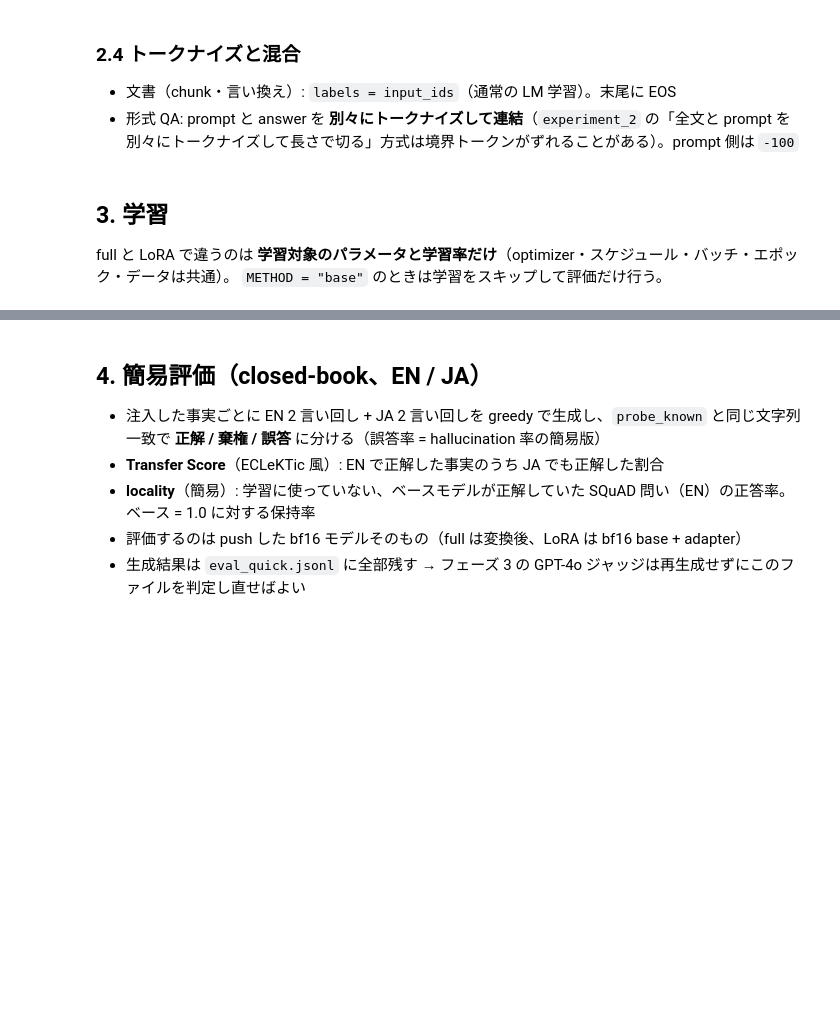
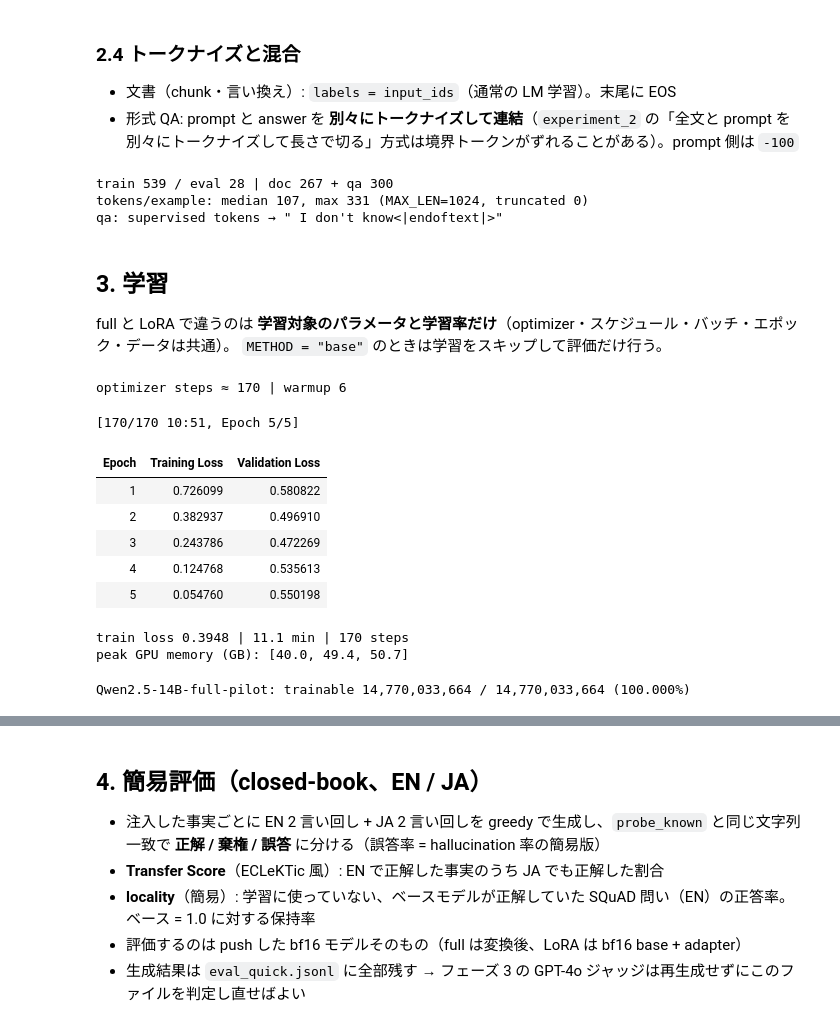
Before and after one commit to fumiya2001/culminating_project, a Jupyter notebook: notebook/experiment_4_finetune.ipynb, the cells around one changed output, grey strips where cells are left out. Saved outputs shown, nothing was run; the diff lists cells and outputs as text; code cells hidden in the pictures; blank space fills up the shorter version.

Commit message:
pilot fine-tuning complete

```diff
--- a/notebook/experiment_4_finetune.ipynb
+++ b/notebook/experiment_4_finetune.ipynb
@@ -31,7 +31,7 @@
 # ===== Config =====  papermill の "parameters" セル。スイープ時はここだけ上書きされる
 model_name = "Qwen/Qwen2.5-14B"      # [5] プローブと同じモデルでなければならない（Unknown の選別がこのモデル基準）。base（非 Instruct）
 
-METHOD = "lora"                      # "base" | "full" | "lora"
+METHOD = "full"                      # "base" | "full" | "lora"
 LORA_RANK = 8                        # METHOD == "lora" のとき。スイープ: 4 / 8 / 16 / 32
 LORA_ALPHA = None                    # None → 2 * LORA_RANK（rank を変えてもスケール alpha/r が一定。Biderman et al. 2024 と同じ）
 LORA_DROPOUT = 0.05
@@ -42,7 +42,7 @@ FACTS_FILE = "experiment_data/facts_probed.jsonl"   # probe 前に試すなら e
 EVAL_FILE = "experiment_data/eval_qa.jsonl"
 TRAIN_FILE = "experiment_data/train_paraphrases.jsonl"
 UNKNOWN_ONLY = True                  # known_en == known_ja == "Unknown" の事実だけを注入・評価
-N_FACTS = None                       # パイロット: 100 → 記事単位でシャッフルし、この事実数に達するまで選ぶ。None = 全部
+N_FACTS = 100                       # パイロット: 100 → 記事単位でシャッフルし、この事実数に達するまで選ぶ。None = 全部
 N_FORMAT_QA = 300                    # 形式学習 QA の数（SQuAD v2 由来、英語）
 N_LOCALITY_POOL = 300                # 学習に使わない SQuAD 問いの数。ベースが正解したものだけ locality の簡易チェックに使う
 FORMAT_QA_DIR = "experiment_data"               # 形式 QA キャッシュの置き場（ファイル名に model と N が入るので smoke test と本番が混ざらない）
@@ -56,7 +56,7 @@ MAX_LEN = 1024
 WARMUP_RATIO = 0.03
 EVAL_FRAC = 0.05                     # 学習データから eval loss 用に取り分ける割合（0 で無効）
 GRAD_CKPT = True
-OPTIM = "adamw_torch"                # A100 80GB × 4 ならこのまま。L40 48GB × 4 なら "paged_adamw_8bit"（bitsandbytes, CUDA のみ）。
+OPTIM = "paged_adamw_8bit"                # A100 80GB × 4 ならこのまま。L40 48GB × 4 なら "paged_adamw_8bit"（bitsandbytes, CUDA のみ）。
                                      # 変えるときは full / LoRA 全条件で同じ値にする（条件間で違うのは学習対象と lr だけ）
 MAX_STEPS = -1                       # smoke test 用（例: 3）。-1 = EPOCHS に従う
 SEED = 42
@@ -64,12 +64,12 @@ SEED = 42
 # --- eval / output ---
 EVAL_BATCH = 16
 OUTPUT_ROOT = "outputs"
-RUN_TAG = ""                         # 例: "pilot"。run_name の末尾に付く
+RUN_TAG = "pilot"                         # 例: "pilot"。run_name の末尾に付く
 PUSH_TO_HUB = True                   # 学習直後に HF Hub（private）へ push。smoke test では False
 HUB_USER = "fumi1022"
-WEIGHTS_ROOT = None                  # push 前の重みの一時置き場。None → outputs/<run_name>/。ホームが小さいクラスタでは "/tmp/weights"
+WEIGHTS_ROOT = "/temp/weights"                  # push 前の重みの一時置き場。None → outputs/<run_name>/。ホームが小さいクラスタでは "/tmp/weights"
 KEEP_LOCAL_WEIGHTS = False           # push を確認したらローカルの model/ adapter/ を消す（JSON は残る）
-CHECK_BF16_CAST = False              # full のみ。True → bf16 変換前の fp32 でも評価して差を記録（パイロットで 1 回だけ）
+CHECK_BF16_CAST = True              # full のみ。True → bf16 変換前の fp32 でも評価して差を記録（パイロットで 1 回だけ）
 # %%
 import collections, json, os, random, subprocess, sys, time
 from pathlib import Path
@@ -316,6 +353,10 @@ print(f"train {len(train_ds)} / eval {n_eval} | doc {sum(e['kind'] == 'doc' for
 print(f"tokens/example: median {int(pd.Series(lens).median())}, max {max(lens)} (MAX_LEN={MAX_LEN}, truncated {sum(l >= MAX_LEN for l in lens)})")
 ex = next(e for e in examples if e["kind"] == "qa")
 print("qa: supervised tokens →", repr(tok.decode([t for t in ex["labels"] if t != -100])))
+# %% [output]
+train 539 / eval 28 | doc 267 + qa 300
+tokens/example: median 107, max 331 (MAX_LEN=1024, truncated 0)
+qa: supervised tokens → " I don't know<|endoftext|>"
 # %% [markdown]
 ## 3. 学習
 
@@ -340,3 +365,10 @@ print(f"{run_name}: trainable {n_trainable:,} / {n_total:,} ({100 * n_trainable
+# %%
+    import math
+    total_steps = MAX_STEPS if MAX_STEPS > 0 else math.ceil(len(train_ds) / BATCH_SIZE / GRAD_ACCUM) * EPOCHS
+    warmup_steps = math.ceil(WARMUP_RATIO * total_steps)
+    print(f"optimizer steps ≈ {total_steps} | warmup {warmup_steps}")
+# %% [output]
+optimizer steps ≈ 170 | warmup 6
 # %%
 from transformers import DataCollatorForSeq2Seq, Trainer, TrainingArguments
 
@@ -347,34 +379,62 @@ else:
     model.config.use_cache = False
     args = TrainingArguments(
         output_dir=str(OUT / "checkpoints"),
         per_device_train_batch_size=BATCH_SIZE, per_device_eval_batch_size=BATCH_SIZE,
         gradient_accumulation_steps=GRAD_ACCUM,
         num_train_epochs=EPOCHS, max_steps=MAX_STEPS,
-        learning_rate=lr, lr_scheduler_type="cosine", warmup_ratio=WARMUP_RATIO, weight_decay=0.0,
+        learning_rate=lr, lr_scheduler_type="cosine", warmup_steps=WARMUP_RATIO, weight_decay=0.0,
         logging_steps=10,
         eval_strategy="epoch" if eval_ds is not None else "no",
         save_strategy="no",                      # 途中チェックポイントは作らない（14B の full は 1 回約 59 GB + optimizer 状態）。学習後に 1 回だけ保存して push
         bf16=use_bf16, fp16=False,
         gradient_checkpointing=GRAD_CKPT, gradient_checkpointing_kwargs={"use_reentrant": False},
         optim=OPTIM,
         seed=SEED, data_seed=SEED, report_to="none",
         dataloader_pin_memory=(device == "cuda"),
     )
     trainer = Trainer(model=model, args=args, train_dataset=train_ds, eval_dataset=eval_ds,
                       data_collator=DataCollatorForSeq2Seq(tokenizer=tok, padding=True, label_pad_token_id=-100))
     # 実効バッチ = BATCH_SIZE * GRAD_ACCUM を全条件で揃える。LoRA を複数 GPU のノードで回すと Trainer が DataParallel を使い
     # 実効バッチが GPU 数倍になるので止める（LoRA は GPU 1 枚で回す: Slurm で --gres=gpu:1、または CUDA_VISIBLE_DEVICES=0）
     assert trainer.args.n_gpu == 1, f"DataParallel 有効（n_gpu={trainer.args.n_gpu}）→ 実効バッチが条件間で変わる。GPU 1 枚で回す"
     t0 = time.time()
     train_result = trainer.train()
     train_time = time.time() - t0
     model.config.use_cache = True
     TRAINED = True
     if not any((OUT / "checkpoints").iterdir()):
         (OUT / "checkpoints").rmdir()
     print(f"\ntrain loss {train_result.training_loss:.4f} | {train_time / 60:.1f} min | {train_result.global_step} steps")
     if device == "cuda":
         print("peak GPU memory (GB):", [round(torch.cuda.max_memory_allocated(i) / 2**30, 1) for i in range(n_gpu)])
+# %% [output]
+[170/170 10:51, Epoch 5/5]
+| Epoch | Training Loss | Validation Loss |
+| 1 | 0.726099 | 0.580822 |
+| 2 | 0.382937 | 0.496910 |
+| 3 | 0.243786 | 0.472269 |
+| 4 | 0.124768 | 0.535613 |
+| 5 | 0.054760 | 0.550198 |
+train loss 0.3948 | 11.1 min | 170 steps
+peak GPU memory (GB): [40.0, 49.4, 50.7]
+# %%
+n_trainable = 0
+if METHOD == "lora":
+    from peft import LoraConfig, TaskType, get_peft_model
+    lora_cfg = LoraConfig(task_type=TaskType.CAUSAL_LM, r=LORA_RANK, lora_alpha=lora_alpha, lora_dropout=LORA_DROPOUT,
+                          bias="none", target_modules=LORA_TARGETS)
+    if GRAD_CKPT:
+        model.enable_input_require_grads()
+    model = get_peft_model(model, lora_cfg)
+    model.print_trainable_parameters()
+elif METHOD == "full":
+    for p in model.parameters():
+        p.requires_grad_(True)
+if METHOD != "base":
+    n_trainable = sum(p.numel() for p in model.parameters() if p.requires_grad)
+print(f"{run_name}: trainable {n_trainable:,} / {n_total:,} ({100 * n_trainable / n_total:.3f}%)")
+# %% [output]
+Qwen2.5-14B-full-pilot: trainable 14,770,033,664 / 14,770,033,664 (100.000%)
 # %%
 # closed-book 評価（4. で使う。full の bf16 変換チェックでも同じ関数を使う）
 eval_items_template = []
```
Also changed, not shown: parts of 10 cells of this notebook, 45 other files.
